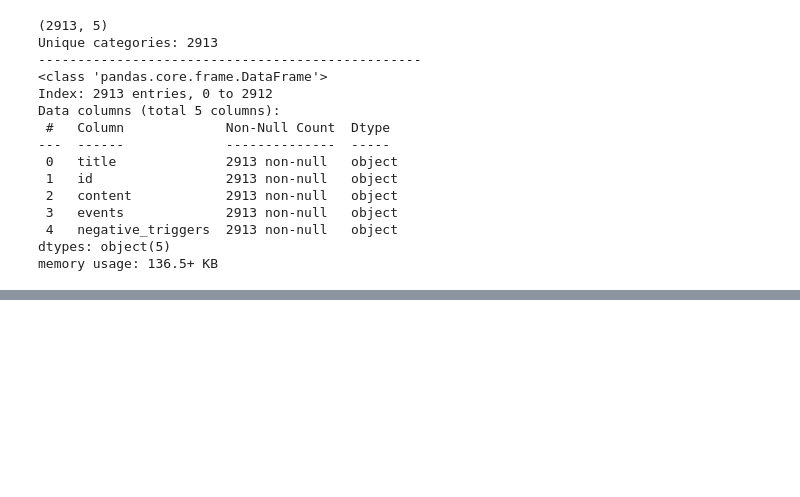
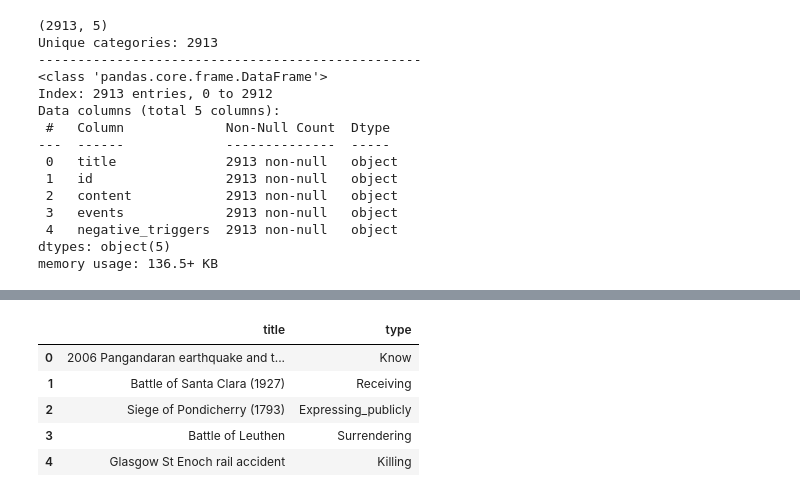
Before and after one commit to themaxermister/50.021-ai-event-detection, a Jupyter notebook: eda.ipynb, the cells around one changed output, grey strips where cells are left out. Saved outputs shown, nothing was run; the diff lists cells and outputs as text; code cells hidden in the pictures; blank space fills up the shorter version.

```diff
--- a/eda.ipynb
+++ b/eda.ipynb
@@ -78,3 +91,15 @@ df.describe().style.set_properties(**{'background-color': '#F0F0F0',
 | unique | 2913 | 2913 | 2913 | 2913 | 2913 |
 | top | 2006 Pangandaran earthquake and t... | 8307a6b61b84d4eea42c1dd5e6e2cdba | [{'sentence': 'The 2006 Pangandar... | [{'id': '40b3b20bc2eeb6b163538b82... | [{'trigger_word': 'populated', 's... |
 | freq | 1 | 1 | 1 | 1 | 1 |
+# %%
+# drop irrelevant columns
+df['type'] = df['events'].apply(lambda x: x[0]['type'] if x else None)
+new_df = df[['title', 'type']]
+new_df.head()
+# %% [output]
+|  | title | type |
+| 0 | 2006 Pangandaran earthquake and t... | Know |
+| 1 | Battle of Santa Clara (1927) | Receiving |
+| 2 | Siege of Pondicherry (1793) | Expressing_publicly |
+| 3 | Battle of Leuthen | Surrendering |
+| 4 | Glasgow St Enoch rail accident | Killing |
```
Also changed, not shown: parts of 3 cells of this notebook.
